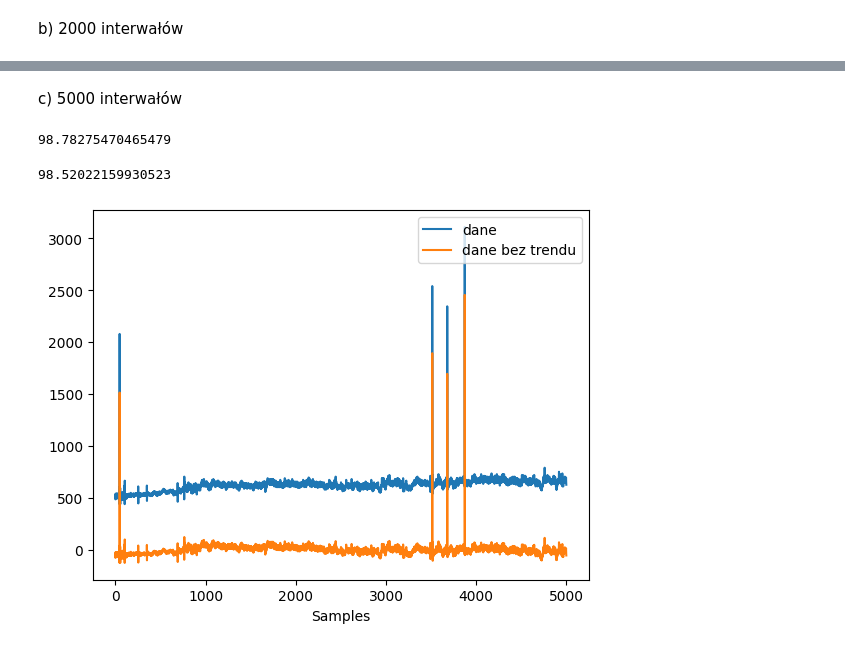
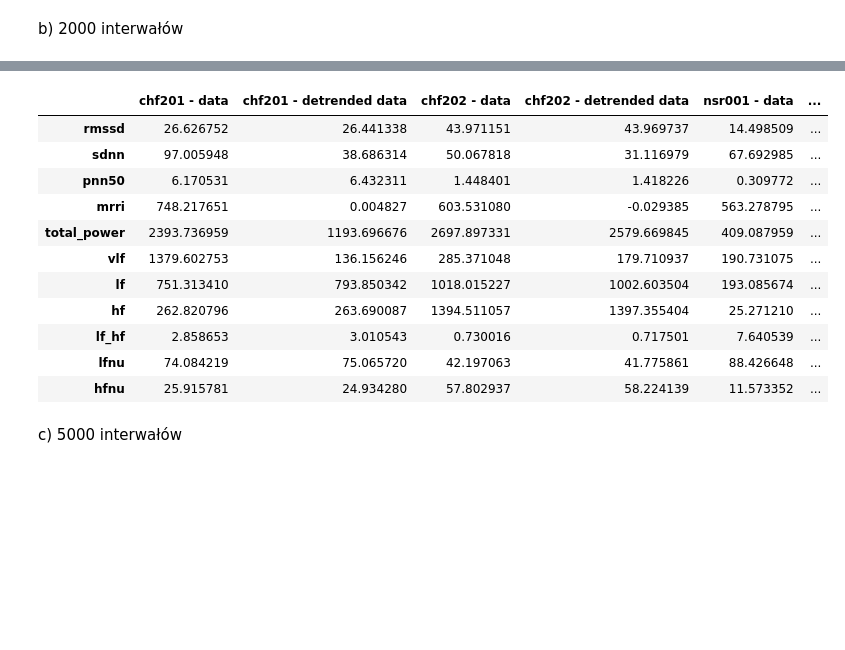
Before and after one commit to tynka022/SignalAnalisis, a Jupyter notebook: lab1/lab1.ipynb, the cells around one changed output, grey strips where cells are left out. Cells and saved outputs as stored; diff of their text form; code cells hidden in the pictures; blank space fills up the shorter version.

```diff
--- a/lab1/lab1.ipynb
+++ b/lab1/lab1.ipynb
@@ -167,0 +178,10 @@ plot_4_20 = nk.signal_plot([rri_4_20, cleaned_4_20], labels=(['dane', 'dane bez
+# %%
+rri_3_20 = data_3.time_range(start=0, end=2000)
+results_time_3_20 = time_dom(rri_3_20)
+results_freq_3_20 = frequency_domain(rri=rri_3_20, fs=4.0, method='welch', interp_method='cubic',
+    detrend='linear')
+# %%
+cleaned_3_20 =  sg_detrend(rri_3_20,  polyorder=3)
+results_time_3_20c = time_dom(cleaned_3_20)
+results_freq_3_20c = frequency_domain(rri=cleaned_3_20, fs=4.0, method='welch', interp_method='cubic',
+    detrend='linear')
@@ -167,0 +191,10 @@ plot_4_20 = nk.signal_plot([rri_4_20, cleaned_4_20], labels=(['dane', 'dane bez
+# %%
+rri_4_20 = data_4.time_range(start=0, end=2000)
+results_time_4_20 = time_dom(rri_4_20)
+results_freq_4_20 = frequency_domain(rri=rri_4_20, fs=4.0, method='welch', interp_method='cubic',
+    detrend='linear')
+# %%
+cleaned_4_20 =  sg_detrend(rri_4_20,  polyorder=3)
+results_time_4_20c = time_dom(cleaned_4_20)
+results_freq_4_20c = frequency_domain(rri=cleaned_4_20, fs=4.0, method='welch', interp_method='cubic',
+    detrend='linear')
@@ -168,2 +204,36 @@ plot_4_20 = nk.signal_plot([rri_4_20, cleaned_4_20], labels=(['dane', 'dane bez
+# %%
+rt1_2 = pd.DataFrame.from_dict(results_time_1_20, orient='index', columns=['chf201 - data'])
+rt1_2c = pd.DataFrame.from_dict(results_time_1_20c, orient='index', columns=['chf201 - detrended data'])
+rt2_2 = pd.DataFrame.from_dict(results_time_2_20, orient='index', columns=['chf202 - data'])
+rt2_2c = pd.DataFrame.from_dict(results_time_2_20c, orient='index', columns=['chf202 - detrended data'])
+rt3_2 = pd.DataFrame.from_dict(results_time_3_20, orient='index', columns=['nsr001 - data'])
+rt3_2c = pd.DataFrame.from_dict(results_time_3_20c, orient='index', columns=['nsr001 - detrended data'])
+rt4_2 = pd.DataFrame.from_dict(results_time_4_20, orient='index', columns=['nsr002 - data'])
+rt4_2c = pd.DataFrame.from_dict(results_time_4_20c, orient='index', columns=['nsr002 - detrended data'])
+rf1_2 = pd.DataFrame.from_dict(results_freq_1_20, orient='index', columns=['chf201 - data'])
+rf1_2c = pd.DataFrame.from_dict(results_freq_1_20c, orient='index', columns=['chf201 - detrended data'])
+rf2_2 = pd.DataFrame.from_dict(results_freq_2_20, orient='index', columns=['chf202 - data'])
+rf2_2c = pd.DataFrame.from_dict(results_freq_2_20c, orient='index', columns=['chf202 - detrended data'])
+rf3_2 = pd.DataFrame.from_dict(results_freq_3_20, orient='index', columns=['nsr001 - data'])
+rf3_2c = pd.DataFrame.from_dict(results_freq_3_20c, orient='index', columns=['nsr001 - detrended data'])
+rf4_2 = pd.DataFrame.from_dict(results_freq_4_20, orient='index', columns=['nsr002 - data'])
+rf4_2c = pd.DataFrame.from_dict(results_freq_4_20c, orient='index', columns=['nsr002 - detrended data'])
+r22=pd.concat([rf1_2, rf1_2c, rf2_2, rf2_2c, rf3_2, rf3_2c, rf4_2, rf4_2c], axis = 1)
+r12=pd.concat([rt1_2, rt1_2c, rt2_2, rt2_2c, rt3_2, rt3_2c, rt4_2, rt4_2c], axis = 1)
+rr2 = r12.append(r22)
+rr2
+# %% [output]
+|  | chf201 - data | chf201 - detrended data | chf202 - data | chf202 - detrended data | nsr001 - data | ... |
+| rmssd | 26.626752 | 26.441338 | 43.971151 | 43.969737 | 14.498509 | ... |
+| sdnn | 97.005948 | 38.686314 | 50.067818 | 31.116979 | 67.692985 | ... |
+| pnn50 | 6.170531 | 6.432311 | 1.448401 | 1.418226 | 0.309772 | ... |
+| mrri | 748.217651 | 0.004827 | 603.531080 | -0.029385 | 563.278795 | ... |
+| total_power | 2393.736959 | 1193.696676 | 2697.897331 | 2579.669845 | 409.087959 | ... |
+| vlf | 1379.602753 | 136.156246 | 285.371048 | 179.710937 | 190.731075 | ... |
+| lf | 751.313410 | 793.850342 | 1018.015227 | 1002.603504 | 193.085674 | ... |
+| hf | 262.820796 | 263.690087 | 1394.511057 | 1397.355404 | 25.271210 | ... |
+| lf_hf | 2.858653 | 3.010543 | 0.730016 | 0.717501 | 7.640539 | ... |
+| lfnu | 74.084219 | 75.065720 | 42.197063 | 41.775861 | 88.426648 | ... |
+| hfnu | 25.915781 | 24.934280 | 57.802937 | 58.224139 | 11.573352 | ... |
 # %% [markdown]
 c) 5000 interwałów
@@ -173,15 +239,0 @@ rri_1_50 = data_1_50[0].to_numpy()
-# %%
-std_1_50= np.std(rri_1_50)
-std_1_50
-# %% [output]
-98.78275470465479
-# %%
-cleaned_1_50 = nk.signal_detrend(rri_1_50)
-std_1_50c = np.std(cleaned_1_50)
-std_1_50c
-# %% [output]
-98.52022159930523
-# %%
-plot_2_50 = nk.signal_plot([rri_2_50, cleaned_2_50], labels=(['dane', 'dane bez trendu']))
-# %% [output]
-[figure, removed]
```
Also changed, not shown: parts of 96 cells of this notebook.
